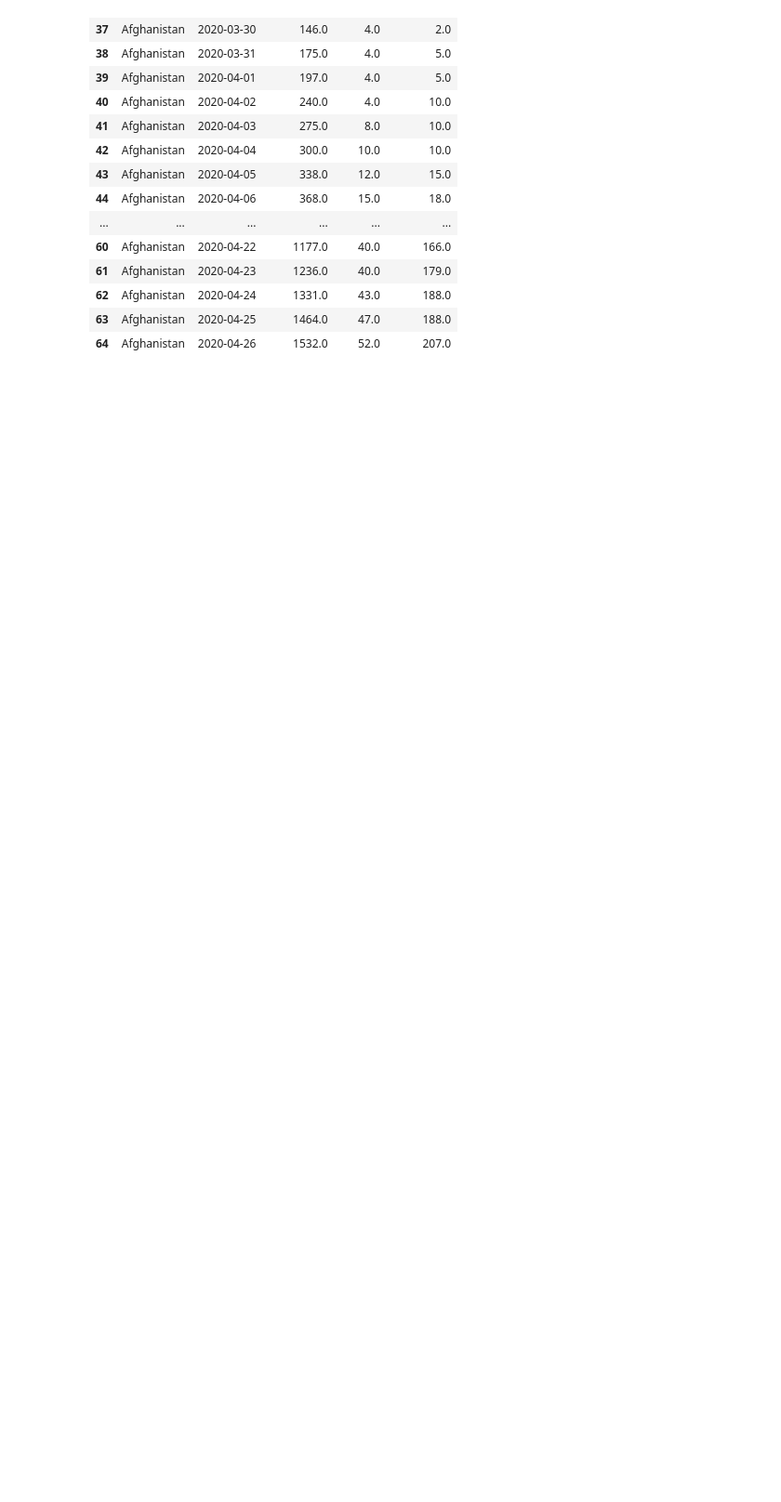
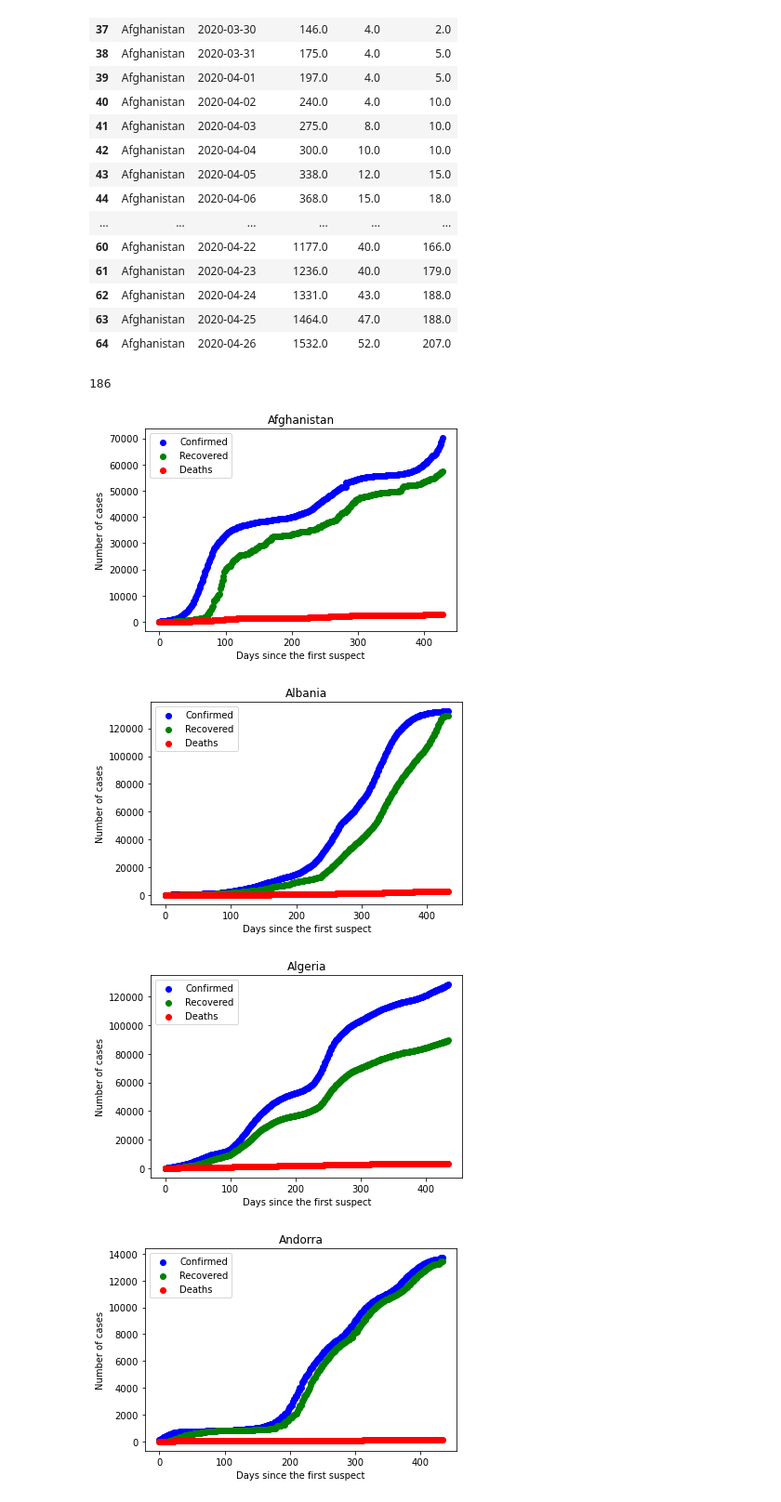
Before and after one commit to celona/brush_up, a Jupyter notebook: pandas-basics/example.ipynb, the cells around one changed output. Shown at 93% size. Cells and saved outputs as stored; diff of their text form; code cells hidden in the pictures; blank space fills up the shorter version.

```diff
--- a/pandas-basics/example.ipynb
+++ b/pandas-basics/example.ipynb
@@ -174,3 +175,25 @@ df3.head(30)
 | 62 | Afghanistan | 2020-04-24 | 1331.0 | 43.0 | 188.0 |
 | 63 | Afghanistan | 2020-04-25 | 1464.0 | 47.0 | 188.0 |
 | 64 | Afghanistan | 2020-04-26 | 1532.0 | 52.0 | 207.0 |
+# %%
+countries = df3['Country'].unique()
+len(countries)
+# %% [output]
+186
+# %%
+for idx in range(0,len(countries)):
+    C = df3[df3['Country']==countries[idx]].reset_index()
+    plt.scatter(np.arange(0,len(C)),C['Confirmed'],color='blue',label='Confirmed')
+    plt.scatter(np.arange(0,len(C)),C['Recovered'],color='green',label='Recovered')
+    plt.scatter(np.arange(0,len(C)),C['Deaths'],color='red',label='Deaths')
+    plt.title(countries[idx])
+    plt.xlabel('Days since the first suspect')
+    plt.ylabel('Number of cases')
+    plt.legend()
+    plt.show()
+print(df3['Date'])
+# %% [output]
+[figure, added]
+[figure, added]
+[figure, added]
+[figure, added]
```
Also changed, not shown: parts of 3 cells of this notebook, 5 other files.
